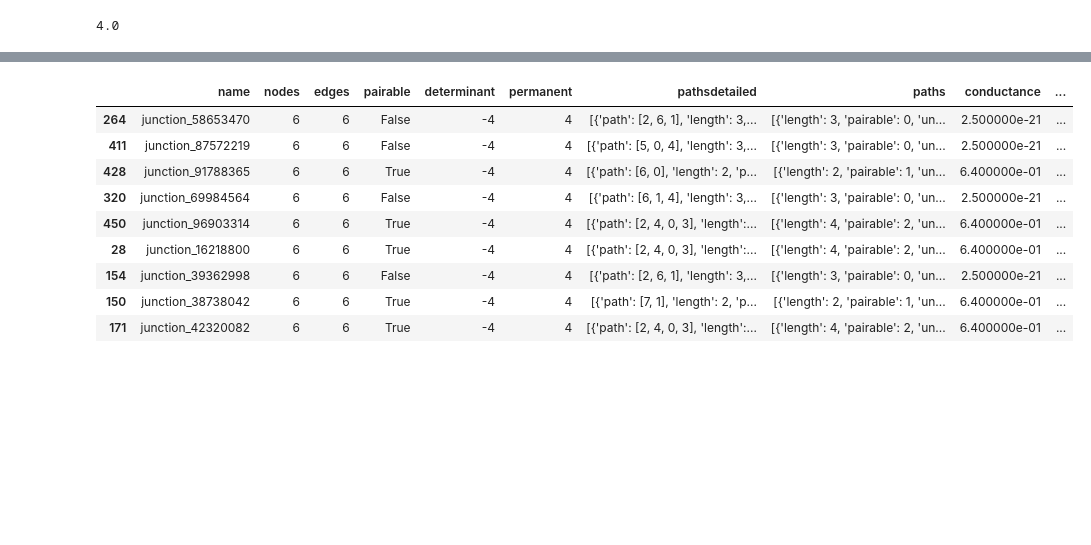
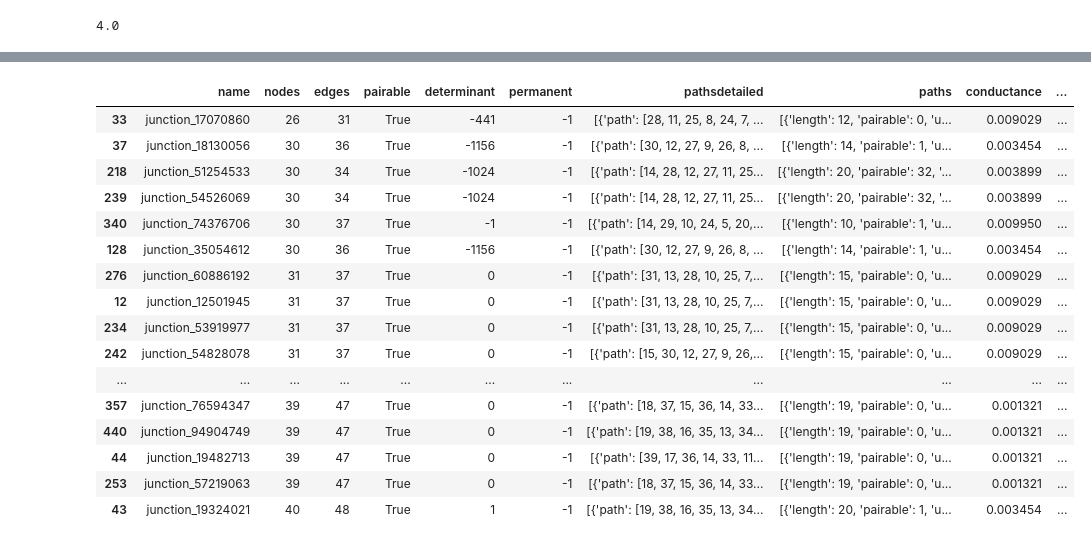
Before and after one commit to SoleilVermeil/grawiti, a Jupyter notebook: 3_analyse_conductance2.ipynb, the cells around one changed output, grey strips where cells are left out. Drawn from its saved outputs; the diff is of its cells as text; code cells hidden in the pictures; blank space fills up the shorter version.

```diff
--- a/3_analyse_conductance2.ipynb
+++ b/3_analyse_conductance2.ipynb
@@ -108,13 +108,20 @@ ax.set_yscale('log')
-# %%
-df.query("nodes == 6")
-# %% [output]
-|  | name | nodes | edges | pairable | determinant | permanent | pathsdetailed | paths | conductance | ... |
-| 264 | junction_58653470 | 6 | 6 | False | -4 | 4 | [{'path': [2, 6, 1], 'length': 3,... | [{'length': 3, 'pairable': 0, 'un... | 2.500000e-21 | ... |
-| 411 | junction_87572219 | 6 | 6 | False | -4 | 4 | [{'path': [5, 0, 4], 'length': 3,... | [{'length': 3, 'pairable': 0, 'un... | 2.500000e-21 | ... |
-| 428 | junction_91788365 | 6 | 6 | True | -4 | 4 | [{'path': [6, 0], 'length': 2, 'p... | [{'length': 2, 'pairable': 1, 'un... | 6.400000e-01 | ... |
-| 320 | junction_69984564 | 6 | 6 | False | -4 | 4 | [{'path': [6, 1, 4], 'length': 3,... | [{'length': 3, 'pairable': 0, 'un... | 2.500000e-21 | ... |
-| 450 | junction_96903314 | 6 | 6 | True | -4 | 4 | [{'path': [2, 4, 0, 3], 'length':... | [{'length': 4, 'pairable': 2, 'un... | 6.400000e-01 | ... |
-| 28 | junction_16218800 | 6 | 6 | True | -4 | 4 | [{'path': [2, 4, 0, 3], 'length':... | [{'length': 4, 'pairable': 2, 'un... | 6.400000e-01 | ... |
-| 154 | junction_39362998 | 6 | 6 | False | -4 | 4 | [{'path': [2, 6, 1], 'length': 3,... | [{'length': 3, 'pairable': 0, 'un... | 2.500000e-21 | ... |
-| 150 | junction_38738042 | 6 | 6 | True | -4 | 4 | [{'path': [7, 1], 'length': 2, 'p... | [{'length': 2, 'pairable': 1, 'un... | 6.400000e-01 | ... |
-| 171 | junction_42320082 | 6 | 6 | True | -4 | 4 | [{'path': [2, 4, 0, 3], 'length':... | [{'length': 4, 'pairable': 2, 'un... | 6.400000e-01 | ... |
+# %%
+df.query("max_permanent == 1 & conductance < 0.01 & pairable")
+# %% [output]
+|  | name | nodes | edges | pairable | determinant | permanent | pathsdetailed | paths | conductance | ... |
+| 33 | junction_17070860 | 26 | 31 | True | -441 | -1 | [{'path': [28, 11, 25, 8, 24, 7, ... | [{'length': 12, 'pairable': 0, 'u... | 0.009029 | ... |
+| 37 | junction_18130056 | 30 | 36 | True | -1156 | -1 | [{'path': [30, 12, 27, 9, 26, 8, ... | [{'length': 14, 'pairable': 1, 'u... | 0.003454 | ... |
+| 218 | junction_51254533 | 30 | 34 | True | -1024 | -1 | [{'path': [14, 28, 12, 27, 11, 25... | [{'length': 20, 'pairable': 32, '... | 0.003899 | ... |
+| 239 | junction_54526069 | 30 | 34 | True | -1024 | -1 | [{'path': [14, 28, 12, 27, 11, 25... | [{'length': 20, 'pairable': 32, '... | 0.003899 | ... |
+| 340 | junction_74376706 | 30 | 37 | True | -1 | -1 | [{'path': [14, 29, 10, 24, 5, 20,... | [{'length': 10, 'pairable': 1, 'u... | 0.009950 | ... |
+| 128 | junction_35054612 | 30 | 36 | True | -1156 | -1 | [{'path': [30, 12, 27, 9, 26, 8, ... | [{'length': 14, 'pairable': 1, 'u... | 0.003454 | ... |
+| 276 | junction_60886192 | 31 | 37 | True | 0 | -1 | [{'path': [31, 13, 28, 10, 25, 7,... | [{'length': 15, 'pairable': 0, 'u... | 0.009029 | ... |
+| 12 | junction_12501945 | 31 | 37 | True | 0 | -1 | [{'path': [31, 13, 28, 10, 25, 7,... | [{'length': 15, 'pairable': 0, 'u... | 0.009029 | ... |
+| 234 | junction_53919977 | 31 | 37 | True | 0 | -1 | [{'path': [31, 13, 28, 10, 25, 7,... | [{'length': 15, 'pairable': 0, 'u... | 0.009029 | ... |
+| 242 | junction_54828078 | 31 | 37 | True | 0 | -1 | [{'path': [15, 30, 12, 27, 9, 26,... | [{'length': 15, 'pairable': 0, 'u... | 0.009029 | ... |
+| ... | ... | ... | ... | ... | ... | ... | ... | ... | ... | ... |
+| 357 | junction_76594347 | 39 | 47 | True | 0 | -1 | [{'path': [18, 37, 15, 36, 14, 33... | [{'length': 19, 'pairable': 0, 'u... | 0.001321 | ... |
+| 440 | junction_94904749 | 39 | 47 | True | 0 | -1 | [{'path': [19, 38, 16, 35, 13, 34... | [{'length': 19, 'pairable': 0, 'u... | 0.001321 | ... |
+| 44 | junction_19482713 | 39 | 47 | True | 0 | -1 | [{'path': [39, 17, 36, 14, 33, 11... | [{'length': 19, 'pairable': 0, 'u... | 0.001321 | ... |
+| 253 | junction_57219063 | 39 | 47 | True | 0 | -1 | [{'path': [18, 37, 15, 36, 14, 33... | [{'length': 19, 'pairable': 0, 'u... | 0.001321 | ... |
+| 43 | junction_19324021 | 40 | 48 | True | 1 | -1 | [{'path': [19, 38, 16, 35, 13, 34... | [{'length': 20, 'pairable': 1, 'u... | 0.003454 | ... |
```
Also changed, not shown: parts of 1 cell of this notebook, 2 other files.
